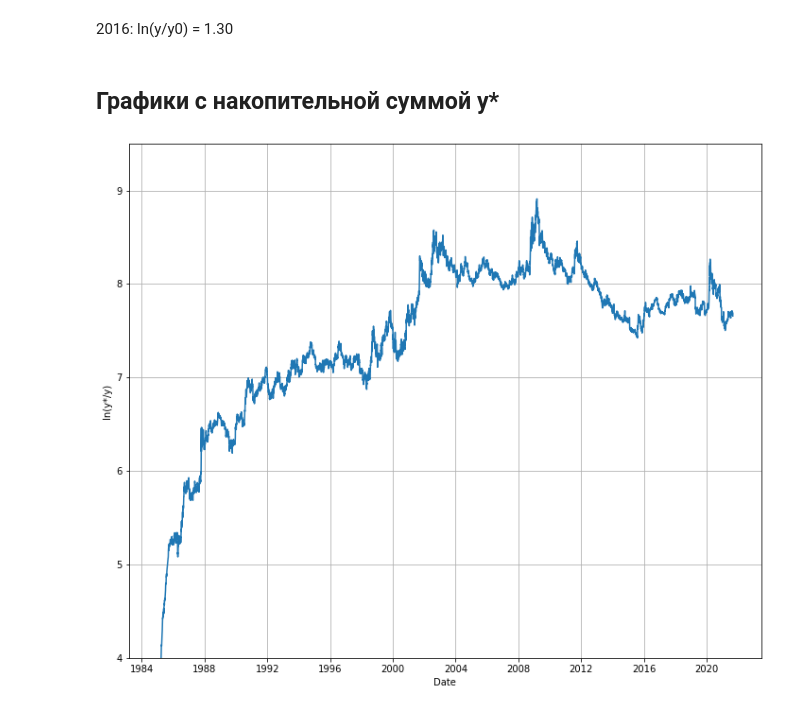
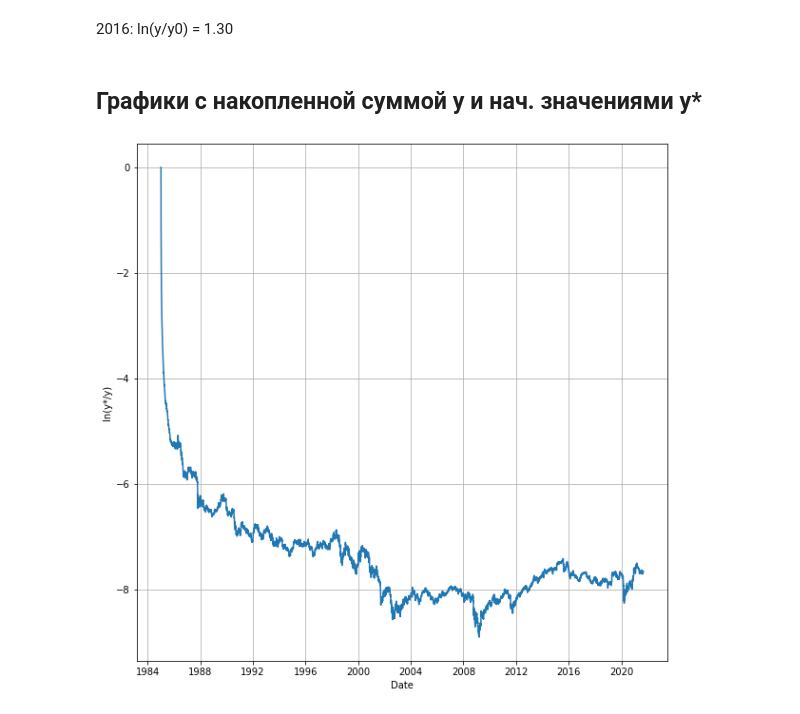
Before and after one commit to ValeriaGruzilova/-, a Jupyter notebook: Disney_analisys.ipynb, the cells around one changed output. Saved outputs shown, nothing was run; the diff lists cells and outputs as text; code cells hidden in the pictures.

```diff
--- a/Disney_analisys.ipynb
+++ b/Disney_analisys.ipynb
@@ -173,5 +173,7 @@ t0 =  [6833]
 # %% [markdown]
 2016: ln(y/y0) = 1.30
 # %% [markdown]
-## Графики с накопительной суммой y*
+## Графики с накопленной суммой y и нач. значениями y*
+# %%
+y_cumsum = disney.Close.cumsum()
 # %%
@@ -188,12 +190,12 @@ def segment_log_ycs_y(t1, t2, y2, y1=0): # t0 и t1 в формате '2020-01-0
     plt.ylim(y1, y2);
 # %%
 # по всем данным
-plt.figure(figsize=(12, 10))
-plt.plot(disney.Date, np.log(y_cumsum / disney.Close))
+plt.figure(figsize=(10, 10))
+plt.plot(disney.Date, np.log(disney.Close / y_cumsum))
 plt.grid()
 plt.ylabel('ln(y*/y)')
-plt.xlabel('Date')
-plt.ylim(4, 9.5);
+plt.xlabel('Date');
+#plt.ylim(-9, -4);
 # %% [output]
-[figure, old version]
+[figure, new version]
 # %%
```
Also changed, not shown: parts of 4 cells of this notebook.
